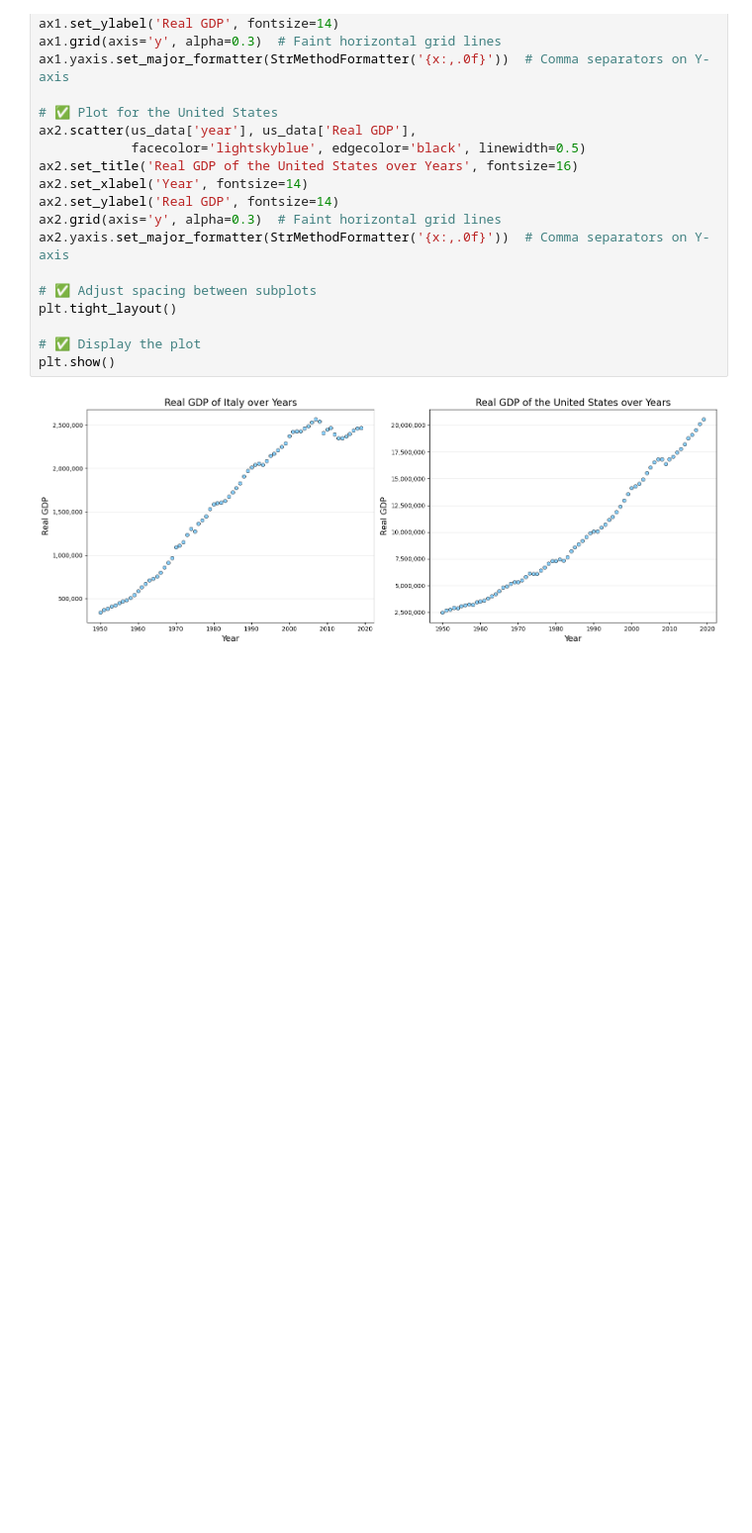
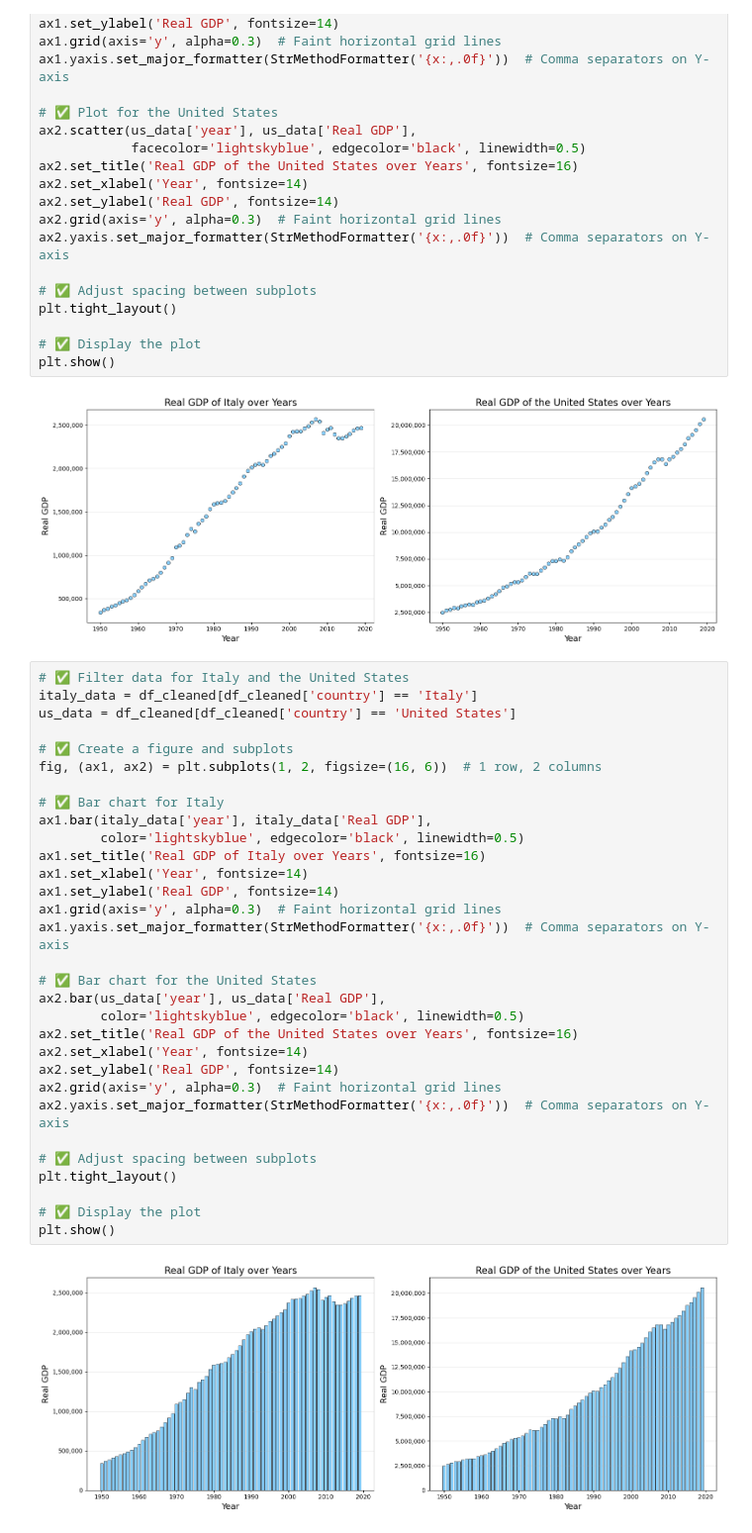
Before and after one commit to khwaish-aggarwal/EC1B1_mini_project, a Jupyter notebook: code/data_visualisations.ipynb, the cells around one changed output. Shown at 99% size. Cells and saved outputs as stored; diff of their text form; blank space fills up the shorter version.

Commit message:
Added Visualisations

```diff
--- a/code/data_visualisations.ipynb
+++ b/code/data_visualisations.ipynb
@@ -37,3 +38,36 @@ plt.tight_layout()
 plt.show()
 # %% [output]
 [figure]
+# %%
+# ✅ Filter data for Italy and the United States
+italy_data = df_cleaned[df_cleaned['country'] == 'Italy']
+us_data = df_cleaned[df_cleaned['country'] == 'United States']
+
+# ✅ Create a figure and subplots
+fig, (ax1, ax2) = plt.subplots(1, 2, figsize=(16, 6))  # 1 row, 2 columns
+
+# ✅ Bar chart for Italy
+ax1.bar(italy_data['year'], italy_data['Real GDP'],
+        color='lightskyblue', edgecolor='black', linewidth=0.5)
+ax1.set_title('Real GDP of Italy over Years', fontsize=16)
+ax1.set_xlabel('Year', fontsize=14)
+ax1.set_ylabel('Real GDP', fontsize=14)
+ax1.grid(axis='y', alpha=0.3)  # Faint horizontal grid lines
+ax1.yaxis.set_major_formatter(StrMethodFormatter('{x:,.0f}'))  # Comma separators on Y-axis
+
+# ✅ Bar chart for the United States
+ax2.bar(us_data['year'], us_data['Real GDP'],
+        color='lightskyblue', edgecolor='black', linewidth=0.5)
+ax2.set_title('Real GDP of the United States over Years', fontsize=16)
+ax2.set_xlabel('Year', fontsize=14)
+ax2.set_ylabel('Real GDP', fontsize=14)
+ax2.grid(axis='y', alpha=0.3)  # Faint horizontal grid lines
+ax2.yaxis.set_major_formatter(StrMethodFormatter('{x:,.0f}'))  # Comma separators on Y-axis
+
+# ✅ Adjust spacing between subplots
+plt.tight_layout()
+
+# ✅ Display the plot
+plt.show()
+# %% [output]
+[figure, added]
```
Also changed, not shown: parts of 6 cells of this notebook, 1 other file.
